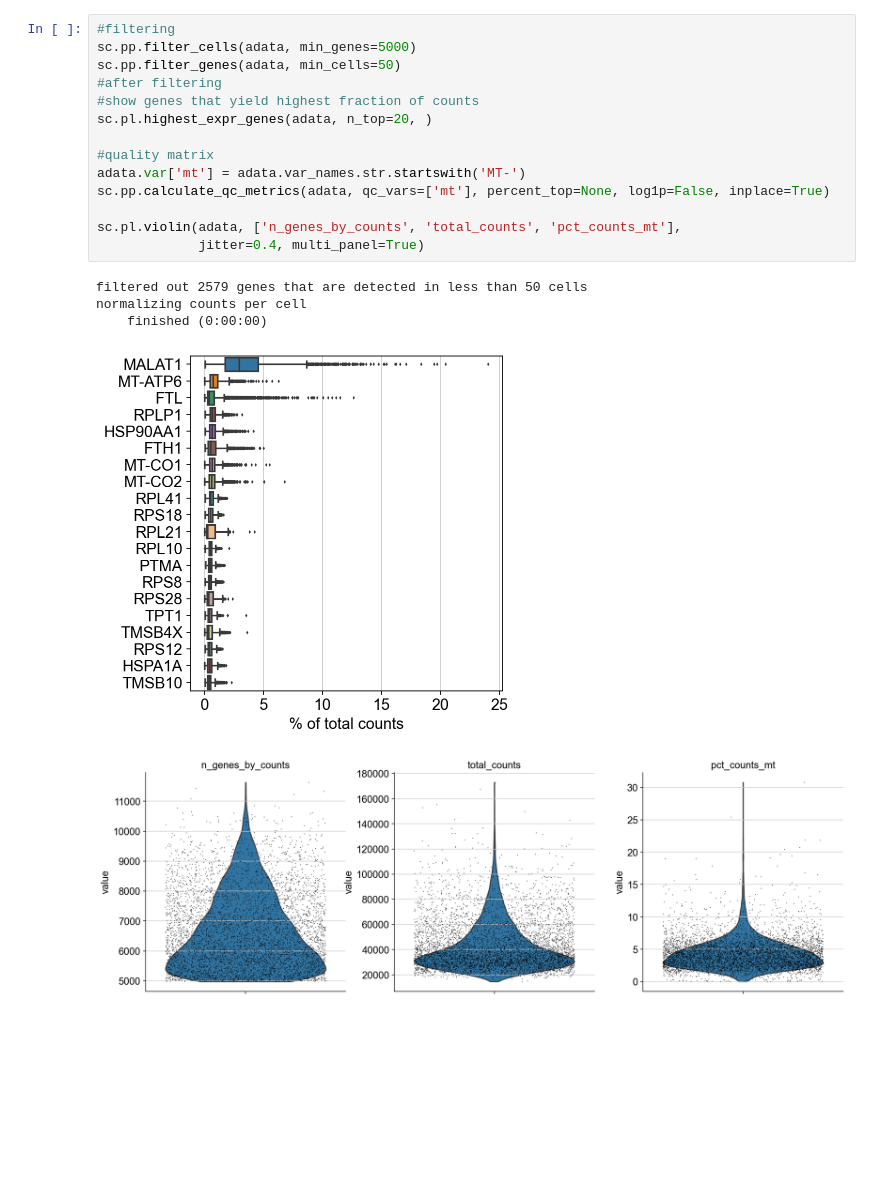
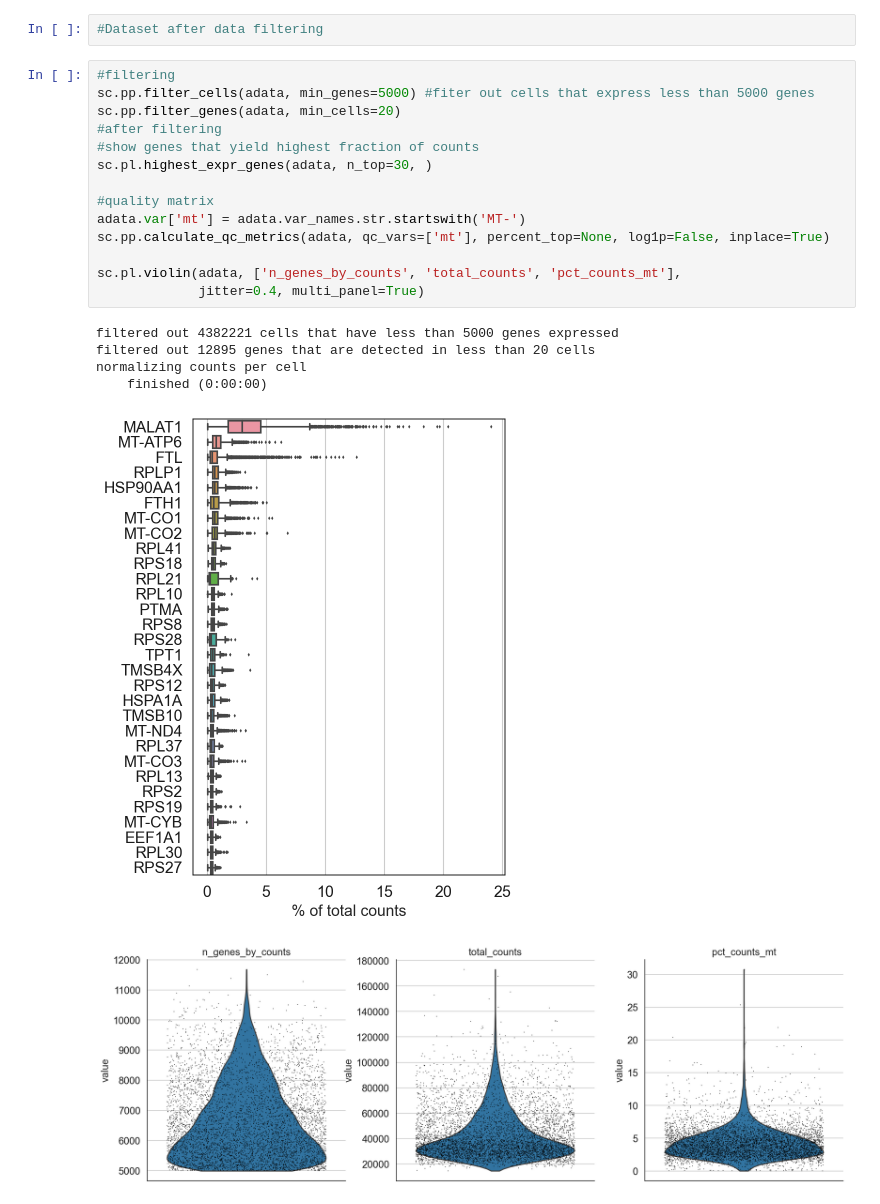
Before and after one commit to tianxin-wang/BIOS26211-Final-Project, a Jupyter notebook: Single Cell Seq.ipynb, the cells around one changed output. Saved outputs shown, nothing was run; the diff lists cells and outputs as text; blank space fills up the shorter version.

```diff
--- a/Single Cell Seq.ipynb
+++ b/Single Cell Seq.ipynb
@@ -40,20 +48,23 @@ normalizing counts per cell
+# %%
+#Dataset after data filtering
 # %%
 #filtering
-sc.pp.filter_cells(adata, min_genes=5000)
-sc.pp.filter_genes(adata, min_cells=50)
+sc.pp.filter_cells(adata, min_genes=5000) #fiter out cells that express less than 5000 genes
+sc.pp.filter_genes(adata, min_cells=20)
 #after filtering
 #show genes that yield highest fraction of counts
-sc.pl.highest_expr_genes(adata, n_top=20, )
+sc.pl.highest_expr_genes(adata, n_top=30, )
 
 #quality matrix
 adata.var['mt'] = adata.var_names.str.startswith('MT-')
 sc.pp.calculate_qc_metrics(adata, qc_vars=['mt'], percent_top=None, log1p=False, inplace=True)
 
 sc.pl.violin(adata, ['n_genes_by_counts', 'total_counts', 'pct_counts_mt'],
              jitter=0.4, multi_panel=True)
 # %% [output]
-filtered out 2579 genes that are detected in less than 50 cells
+filtered out 4382221 cells that have less than 5000 genes expressed
+filtered out 12895 genes that are detected in less than 20 cells
 normalizing counts per cell
     finished (0:00:00)
-[figure, old version]
+[figure, new version]
-[figure, old version]
+[figure, new version]
```
Also changed, not shown: parts of 7 cells of this notebook.
